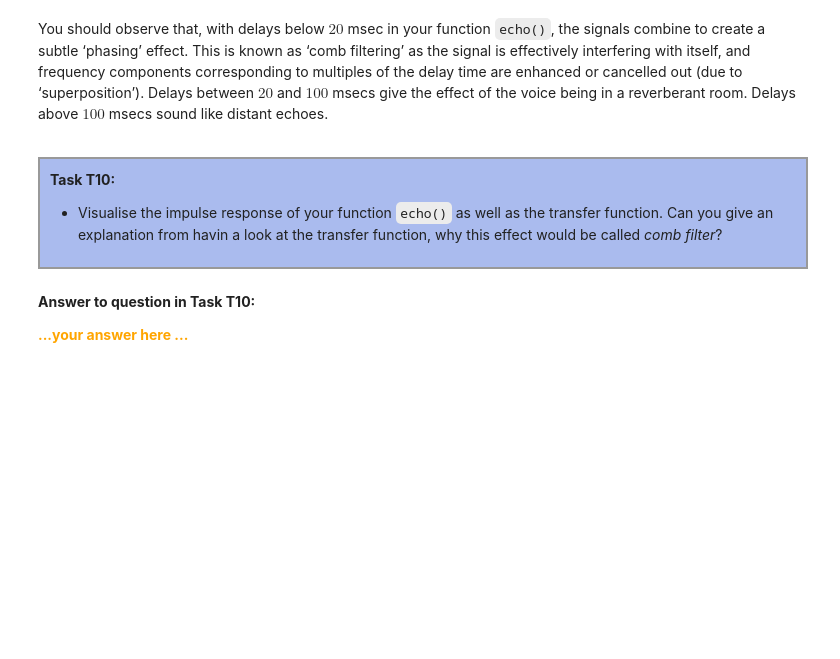
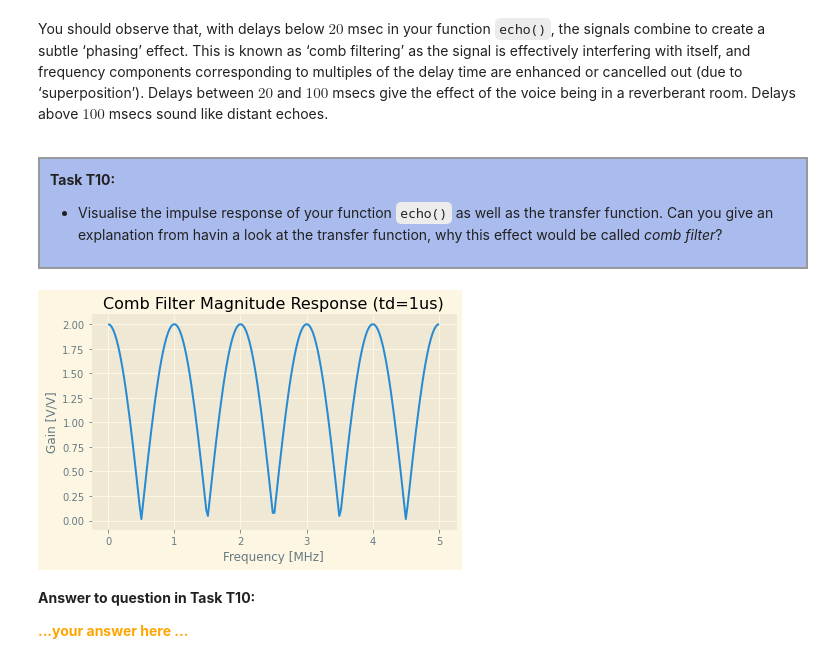
Before and after one commit to Karthikai-28/assignments, a Jupyter notebook: 103_speech_recognition_97937/com3502-4502-6502-programming-assignment1.ipynb, the cells around one changed output. Drawn from its saved outputs; the diff is of its cells as text; code cells hidden in the pictures; blank space fills up the shorter version.

```diff
--- a/103_speech_recognition_97937/com3502-4502-6502-programming-assignment1.ipynb
+++ b/103_speech_recognition_97937/com3502-4502-6502-programming-assignment1.ipynb
@@ -1080,3 +1292,26 @@ You should observe that, with delays below $20$ msec in your function `echo()`,
+# %%
+# Your code here
+#
+# ...
+import matplotlib as mpl
+import matplotlib.pyplot as plt
+mpl.style.use('Solarize_Light2')
+plt.close()
+
+td = 1E-6
+
+f = np.linspace(0, 5E6, 200)
+w = 2*np.pi*f
+
+gain = 2*np.abs(np.cos(w*td/2))
+
+plt.xlabel('Frequency [MHz]')
+plt.ylabel('Gain [V/V]')
+plt.title('Comb Filter Magnitude Response (td=1us)')
+plt.plot(f/1e6, gain)
+plt.tight_layout()
+# %% [output]
+[figure, added]
 # %% [markdown]
 **Answer to question in Task T10:**
 
```
Also changed, not shown: parts of 17 cells of this notebook, 7 other files.
